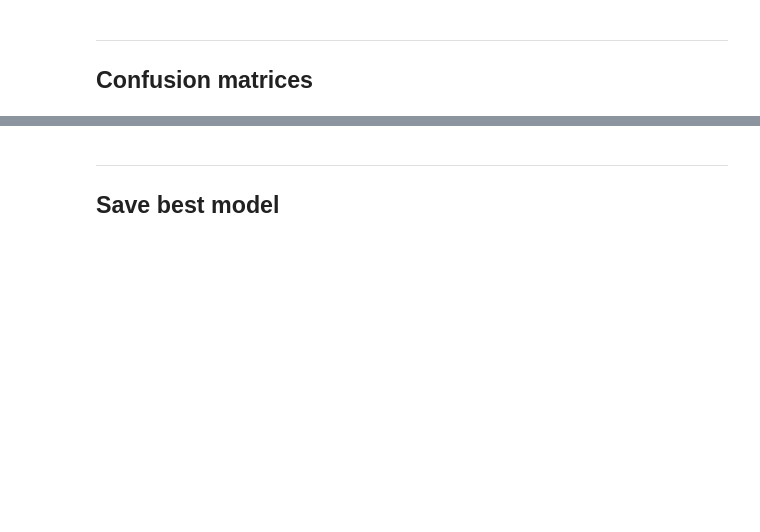
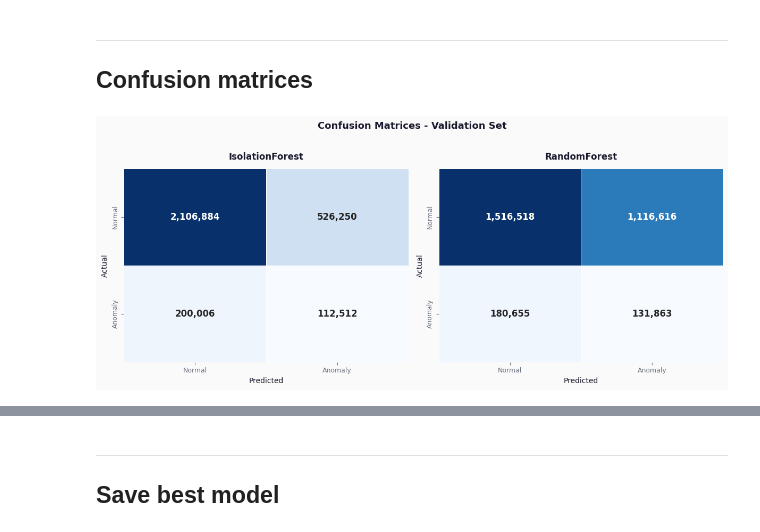
Before and after one commit to photoli93/satellite_anomaly_esa_adb, a Jupyter notebook: notebooks/03_baseline_model.ipynb, the cells around one changed output, grey strips where cells are left out. Saved outputs shown, nothing was run; the diff lists cells and outputs as text; code cells hidden in the pictures; blank space fills up the shorter version.

```diff
--- a/notebooks/03_baseline_model.ipynb
+++ b/notebooks/03_baseline_model.ipynb
@@ -127,2 +130,12 @@ Error:
 # %%
+VAL_RATIO = 0.20
+
+split_idx = int(len(X_train_flat) * (1 - VAL_RATIO))
+X_tr, X_val = X_train_flat[:split_idx], X_train_flat[split_idx:]
+y_tr, y_val = y_train_w[:split_idx], y_train_w[split_idx:]
+
+print(f"Train   : {X_tr.shape[0]:,} windows  "
+      f"({y_tr.sum():,} anomalies : {y_tr.mean()*100:.2f} %)")
+print(f"Val     : {X_val.shape[0]:,} windows   "
+      f"({y_val.sum():,} anomalies : {y_val.mean()*100:.2f} %)")
 # %% [output]
@@ -139,6 +367,42 @@ NameError: name 'X_train_flat' is not defined
 # %% [markdown]
 ---
 ## Confusion matrices
+# %%
+fig, axes = plt.subplots(1, 2, figsize=(12, 5), facecolor=BG)
+fig.patch.set_facecolor(BG)
+
+for ax, pred, title in zip(
+    axes,
+    [iso_pred, rf_pred],
+    ["IsolationForest", "RandomForest"]
+):
+    ax.set_facecolor(PANEL)
+    for spine in ax.spines.values():
+        spine.set_color("#DDE1E7")
+
+    cm = confusion_matrix(y_val, pred)
+    sns.heatmap(
+        cm, ax=ax,
+        annot=True, fmt=",", cmap="Blues",
+        xticklabels=["Normal", "Anomaly"],
+        yticklabels=["Normal", "Anomaly"],
+        cbar=False, linewidths=0.5,
+        annot_kws={"size": 12, "weight": "bold"}
+    )
+    ax.set_xlabel("Predicted", fontsize=10, color=TEXT_DARK)
+    ax.set_ylabel("Actual",    fontsize=10, color=TEXT_DARK)
+    ax.set_title(title, fontsize=12, fontweight="bold",
+                 color=TEXT_DARK, pad=12)
+    ax.tick_params(colors=TEXT_GRAY, labelsize=9)
+
+plt.suptitle("Confusion Matrices - Validation Set",
+             fontsize=13, fontweight="bold", color=TEXT_DARK, y=1.02)
+plt.tight_layout()
+plt.savefig(FIGURES_DIR / "confusion_matrices.png", dpi=150,
+            bbox_inches="tight", facecolor=BG)
+plt.show()
+# %% [output]
+[figure, added]
 # %% [markdown]
 ---
 ## Precision-Recall and ROC curves
```
Also changed, not shown: parts of 23 cells of this notebook, 8 other files.
